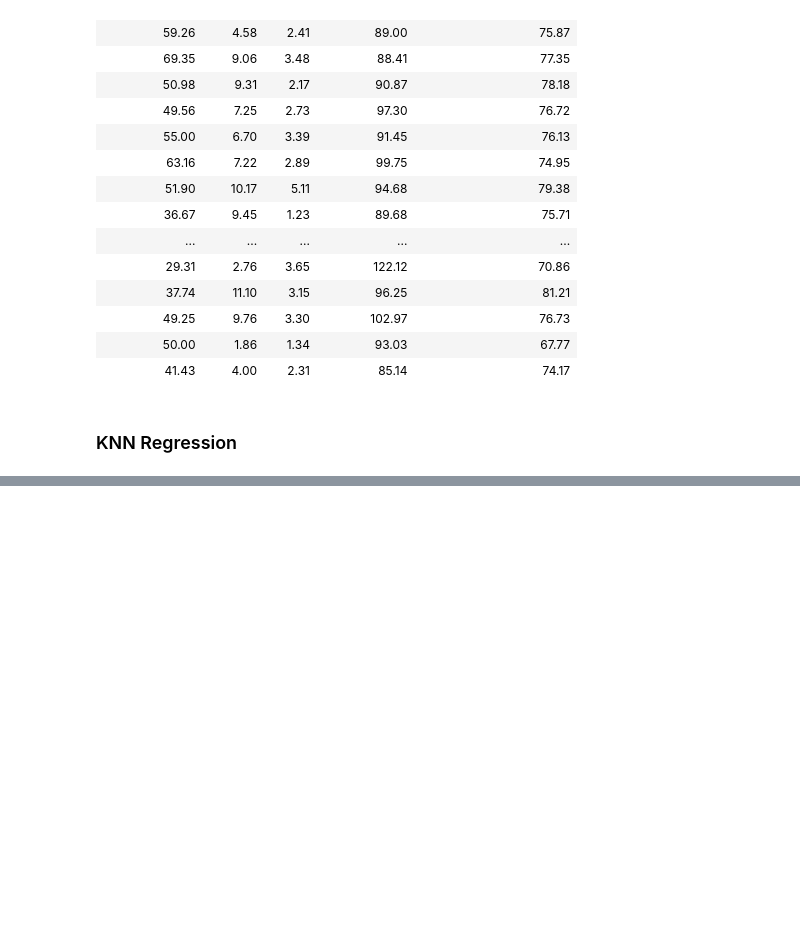
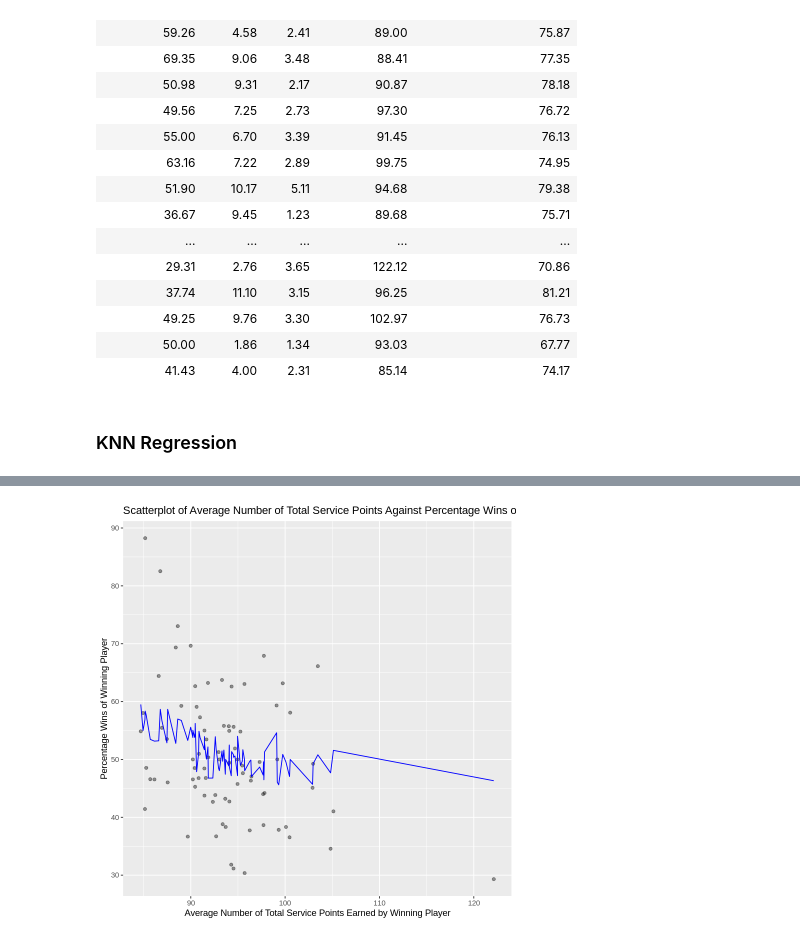
Before and after one commit to kimtanpalanca/dsci_group_15, a Jupyter notebook: knn.ipynb, the cells around one changed output, grey strips where cells are left out. Drawn from its saved outputs; the diff is of its cells as text; code cells hidden in the pictures; blank space fills up the shorter version.

```diff
--- a/knn.ipynb
+++ b/knn.ipynb
@@ -258,0 +274,15 @@ plot
+# %%
+options(repr.plot.width = 7, repr.plot.height = 7)
+
+svpt_plot <- ggplot(predictions, aes(x = total_avg_svpt, y = percentage_win)) +
+  geom_point(alpha = 0.4) +
+    xlab("Average Number of Total Service Points Earned by Winning Player") +
+    ylab("Percentage Wins of Winning Player") +
+    geom_line(data = predictions,
+            mapping = aes(x = total_avg_svpt, y = .pred),
+            color = "blue") +
+  ggtitle("Scatterplot of Average Number of Total Service Points Against Percentage Wins of Winning Player")
+
+svpt_plot
+# %% [output]
+[figure, added]
```
Also changed, not shown: parts of 7 cells of this notebook.
